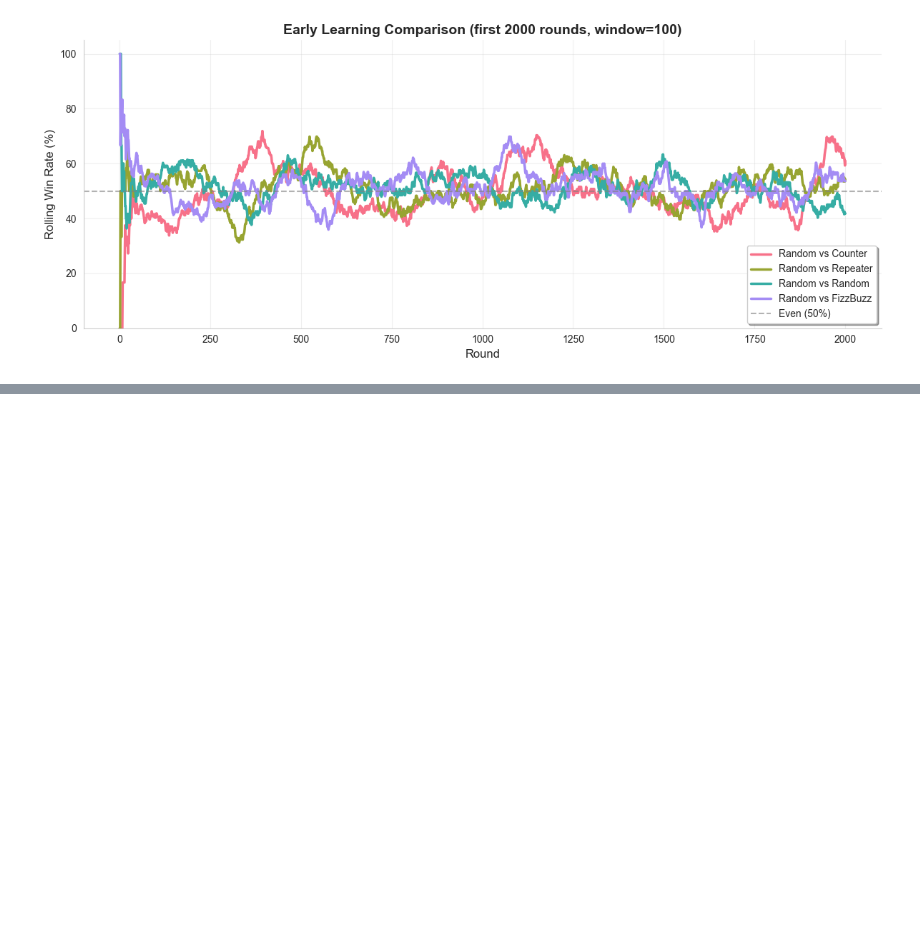
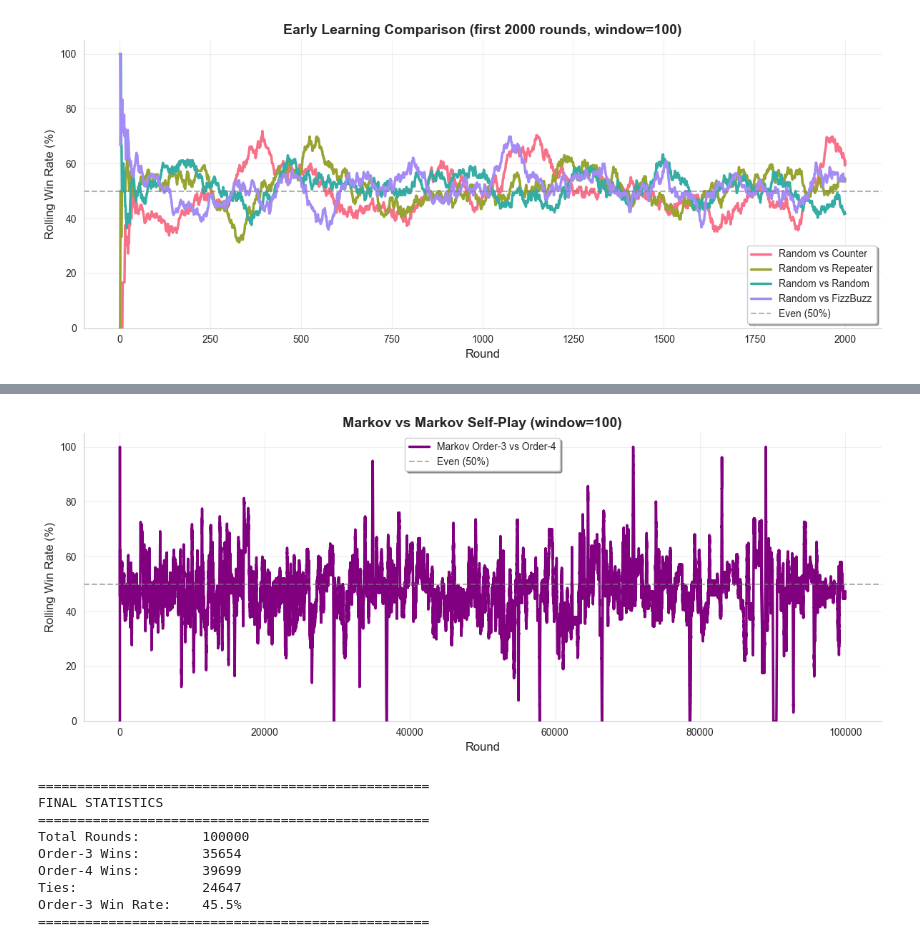
Before and after one commit to THuynh-91/RPS-Predictor, a Jupyter notebook: RPS_Simulation_Analysis.ipynb, the cells around one changed output, grey strips where cells are left out. Saved outputs shown, nothing was run; the diff lists cells and outputs as text; code cells hidden in the pictures; blank space fills up the shorter version.

```diff
--- a/RPS_Simulation_Analysis.ipynb
+++ b/RPS_Simulation_Analysis.ipynb
@@ -356,0 +614,56 @@ plot_comparison(
+# %%
+import pandas as pd
+import matplotlib.pyplot as plt
+import seaborn as sns
+
+# You already have the df from the simulation
+# df = markov_vs_markov_simulation(rounds=10000, order_a=3, order_b=4)
+
+# Calculate rolling win rate
+window = 1000
+
+is_win = (df["result"] == "win").astype(int)
+is_loss = (df["result"] == "lose").astype(int)
+is_decisive = is_win + is_loss
+
+df["rolling_win_rate"] = (is_win.rolling(window, min_periods=1).sum() /
+                          is_decisive.rolling(window, min_periods=1).sum().replace(0, 1)) * 100
+
+# Plot
+sns.set_style("whitegrid")
+plt.figure(figsize=(12, 5))
+
+plt.plot(df["round"], df["rolling_win_rate"], linewidth=2.5, label="Markov Order-3 vs Order-4", color='purple')
+plt.axhline(50, color='gray', linestyle='--', alpha=0.6, linewidth=1.5, label='Even (50%)')
+
+plt.title(f"Markov vs Markov Self-Play (window={window})", fontsize=14, fontweight='bold')
+plt.xlabel("Round", fontsize=12)
+plt.ylabel("Rolling Win Rate (%)", fontsize=12)
+plt.ylim(0, 105)
+plt.legend(loc='best', frameon=True, shadow=True)
+sns.despine()
+plt.grid(alpha=0.3)
+plt.tight_layout()
+plt.show()
+
+# Print final stats
+print("\n" + "="*50)
+print("FINAL STATISTICS")
+print("="*50)
+print(f"Total Rounds:        {len(df)}")
+print(f"Order-3 Wins:        {is_win.sum()}")
+print(f"Order-4 Wins:        {is_loss.sum()}")
+print(f"Ties:                {(df['result'] == 'tie').sum()}")
+print(f"Order-3 Win Rate:    {df['rolling_win_rate'].iloc[-1]:.1f}%")
+print("="*50)
+# %% [output]
+[figure, added]
+==================================================
+FINAL STATISTICS
+==================================================
+Total Rounds:        100000
+Order-3 Wins:        35654
+Order-4 Wins:        39699
+Ties:                24647
+Order-3 Win Rate:    45.5%
+==================================================
```
Also changed, not shown: parts of 7 cells of this notebook, 2 other files.
